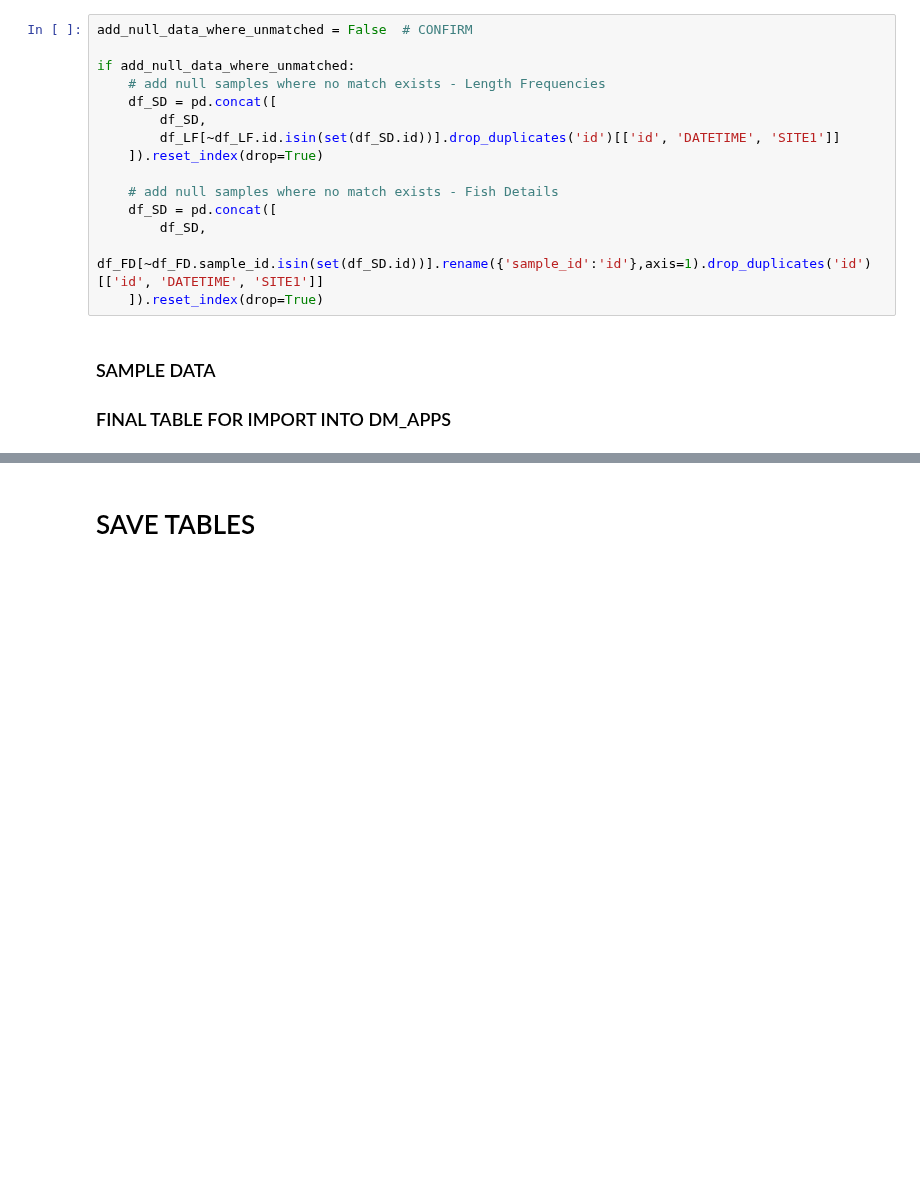
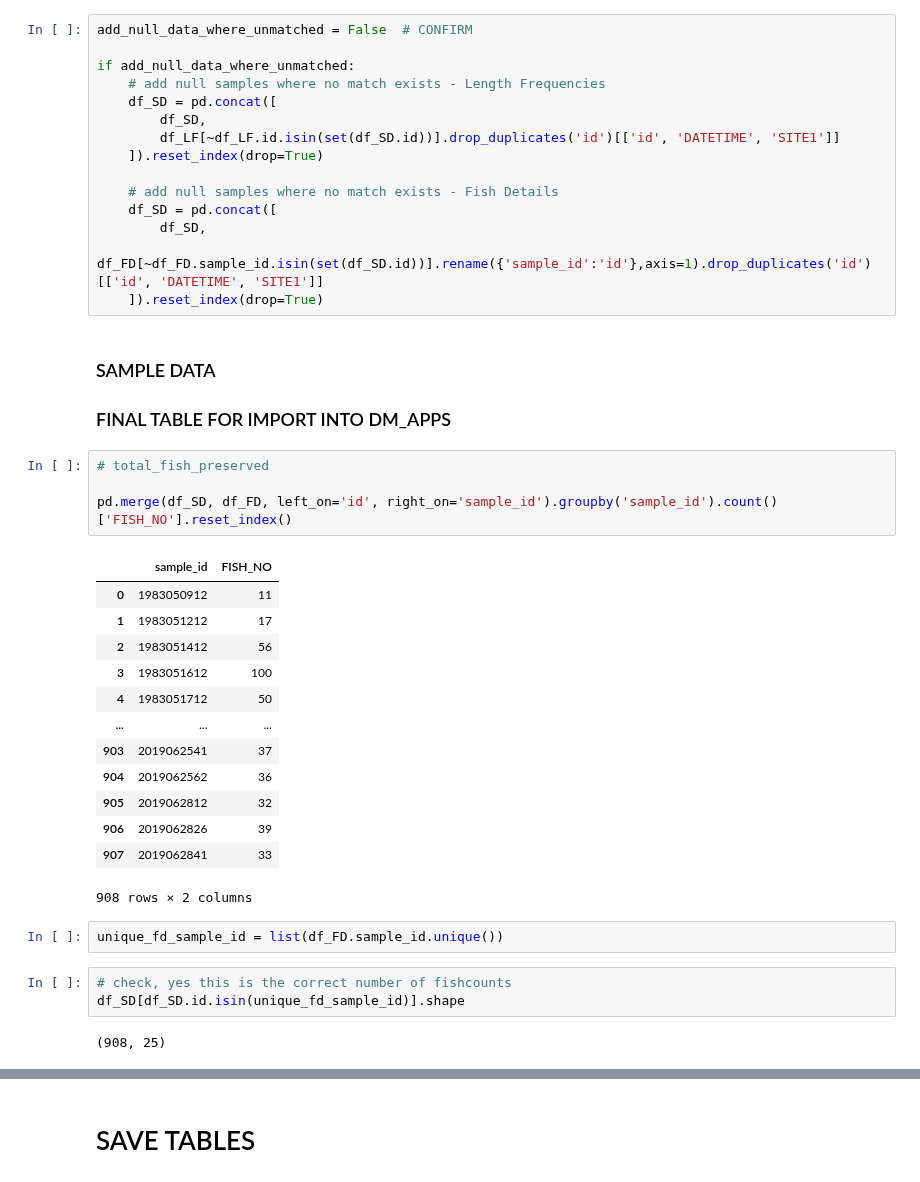
Before and after one commit to dfo-gulf-science/Gaspereau, a Jupyter notebook: 10. Cleaning and Creating Tables.ipynb, the cells around one changed output, grey strips where cells are left out. Cells and saved outputs as stored; diff of their text form; blank space fills up the shorter version.

```diff
--- a/10. Cleaning and Creating Tables.ipynb
+++ b/10. Cleaning and Creating Tables.ipynb
@@ -1032,3 +1032,28 @@ if add_null_data_where_unmatched:
 # %% [markdown]
 ### SAMPLE DATA
 ### FINAL TABLE FOR IMPORT INTO DM_APPS
+# %%
+# total_fish_preserved
+
+pd.merge(df_SD, df_FD, left_on='id', right_on='sample_id').groupby('sample_id').count()['FISH_NO'].reset_index()
+# %% [output]
+|  | sample_id | FISH_NO |
+| 0 | 1983050912 | 11 |
+| 1 | 1983051212 | 17 |
+| 2 | 1983051412 | 56 |
+| 3 | 1983051612 | 100 |
+| 4 | 1983051712 | 50 |
+| ... | ... | ... |
+| 903 | 2019062541 | 37 |
+| 904 | 2019062562 | 36 |
+| 905 | 2019062812 | 32 |
+| 906 | 2019062826 | 39 |
+| 907 | 2019062841 | 33 |
+908 rows × 2 columns
+# %%
+unique_fd_sample_id = list(df_FD.sample_id.unique())
+# %%
+# check, yes this is the correct number of fishcounts
+df_SD[df_SD.id.isin(unique_fd_sample_id)].shape
+# %% [output]
+(908, 25)
```
Also changed, not shown: parts of 9 cells of this notebook.
